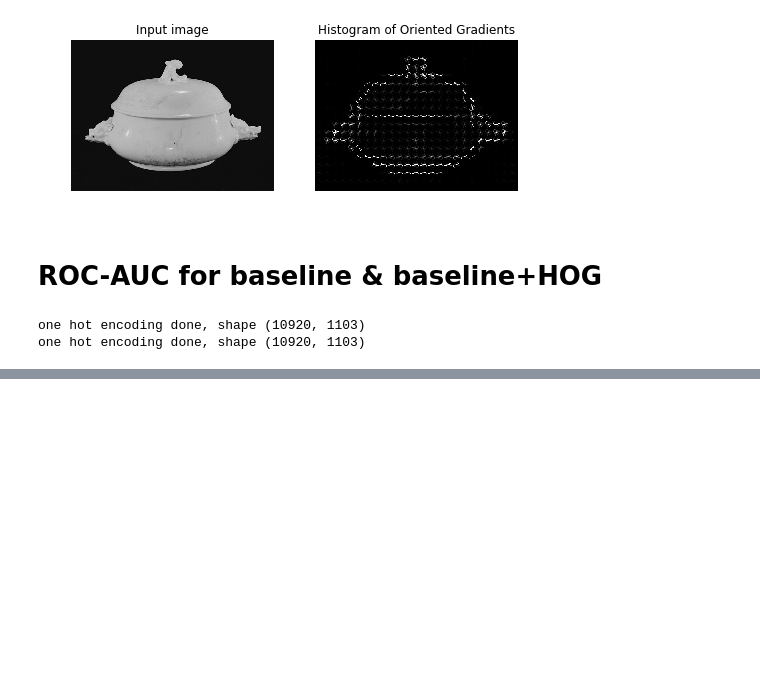
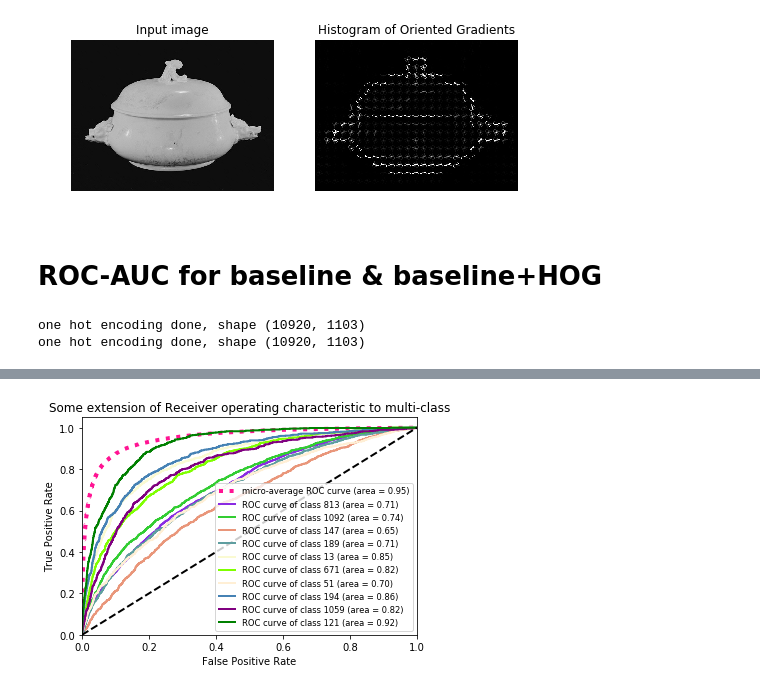
Before and after one commit to tsy935/CS231N_CZT, a Jupyter notebook: analyses/Ruge Eval.ipynb, the cells around one changed output, grey strips where cells are left out. Saved outputs shown, nothing was run; the diff lists cells and outputs as text; code cells hidden in the pictures; blank space fills up the shorter version.

```diff
--- a/analyses/Ruge Eval.ipynb
+++ b/analyses/Ruge Eval.ipynb
@@ -71,3 +78,3 @@ baseline_test_pred = ""
 # %%
-baseline_hog_dev_pred = pd.read_csv("/mnt/disks/large/output/baseline_hog_threshold_search_prop/test/test-36/dev_prediction.csv")
-baseline_hog_test_pred = pd.read_csv("/mnt/disks/large/output/baseline_hog_threshold_search_prop/test/test-38/test_prediction.csv")
+baseline_hog_dev_pred = pd.read_csv("/mnt/disks/large/output/baseline_hog_threshold_search_prop/test/test-47/dev_prediction_raw_prob.csv")
+baseline_hog_test_pred = pd.read_csv("/mnt/disks/large/output/baseline_hog_threshold_search_prop/test/test-46/test_prediction_raw_prob.csv")
@@ -230,0 +179,4 @@ def plot_tsne(embeddings, labels, perplexity=7, n_components=2):
+# %%
+ROC_multiclass_multilabel(np.array(baseline_hog_test_pred), np.array(test_ground_truth_ohe))
+# %% [output]
+[figure, added]
```
Also changed, not shown: parts of 18 cells of this notebook, 2 other files.
